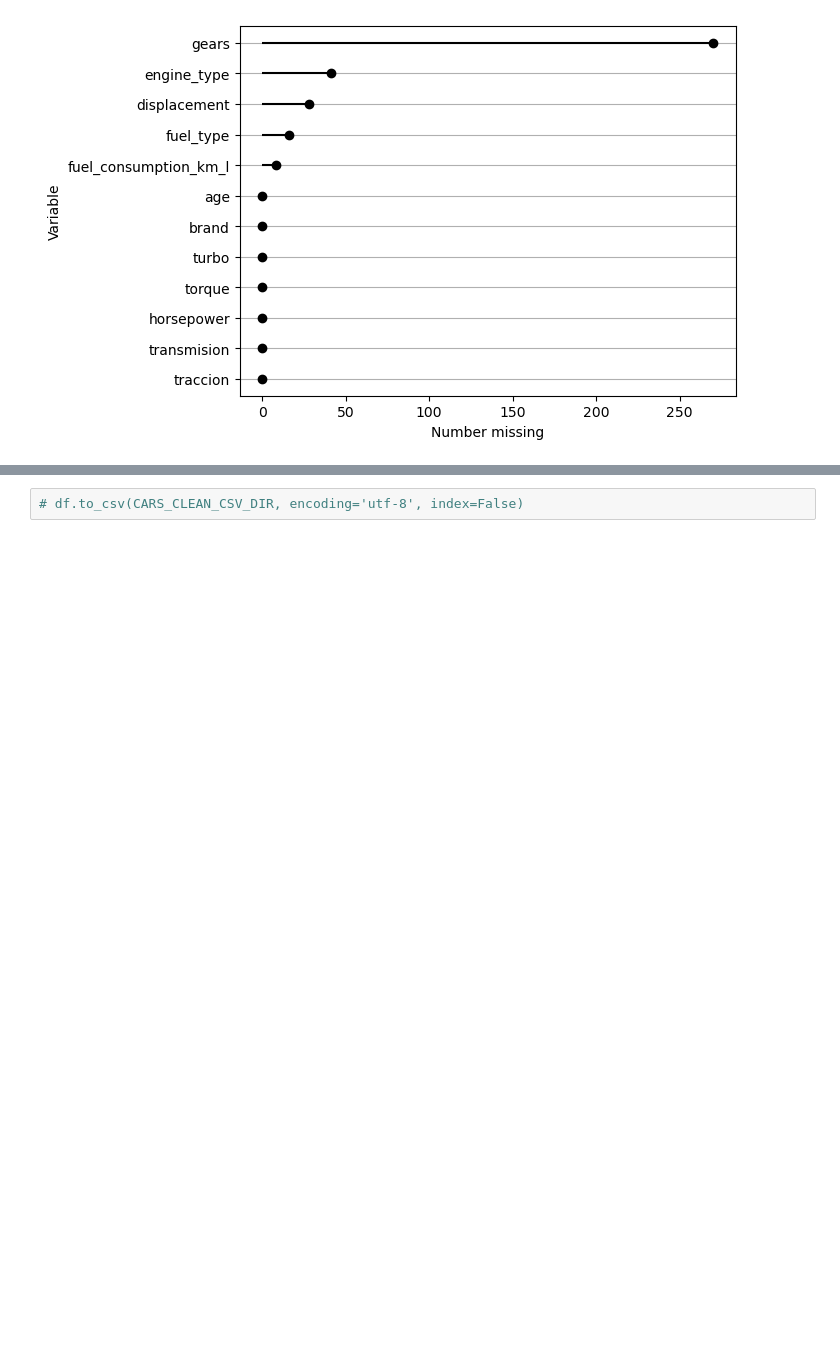
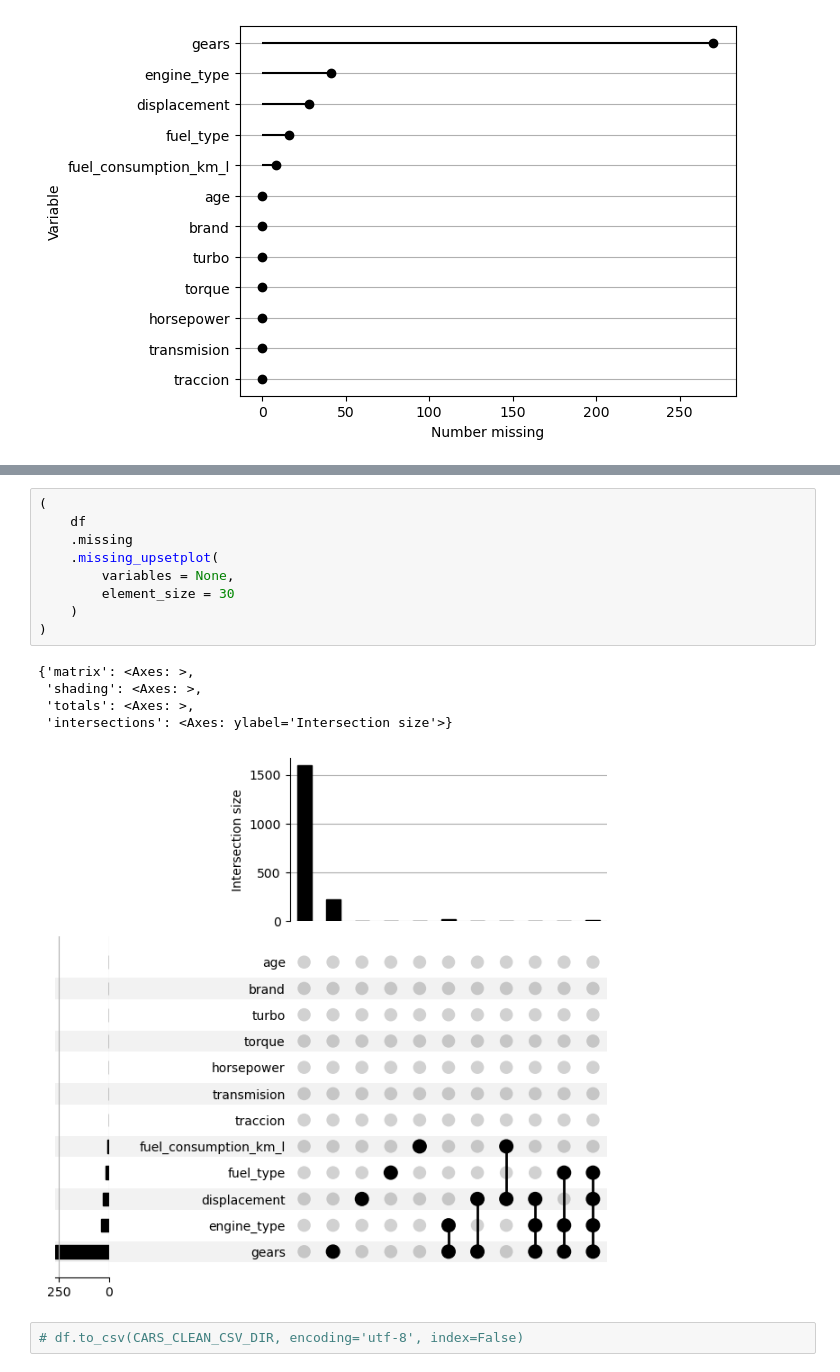
Before and after one commit to Anonymate054/MCD-Econometrics, a Jupyter notebook: notebooks/project/0.0-leng-missing.ipynb, the cells around one changed output, grey strips where cells are left out. Saved outputs shown, nothing was run; the diff lists cells and outputs as text; blank space fills up the shorter version.

```diff
--- a/notebooks/project/0.0-leng-missing.ipynb
+++ b/notebooks/project/0.0-leng-missing.ipynb
@@ -75,2 +83,17 @@ df.missing.missing_variable_plot()
+# %%
+(
+    df
+    .missing
+    .missing_upsetplot(
+        variables = None,
+        element_size = 30
+    )
+)
+# %% [output]
+{'matrix': <Axes: >,
+ 'shading': <Axes: >,
+ 'totals': <Axes: >,
+ 'intersections': <Axes: ylabel='Intersection size'>}
+[figure, added]
 # %%
 # df.to_csv(CARS_CLEAN_CSV_DIR, encoding='utf-8', index=False)
```
Also changed, not shown: parts of 3 cells of this notebook, 1 other file.
